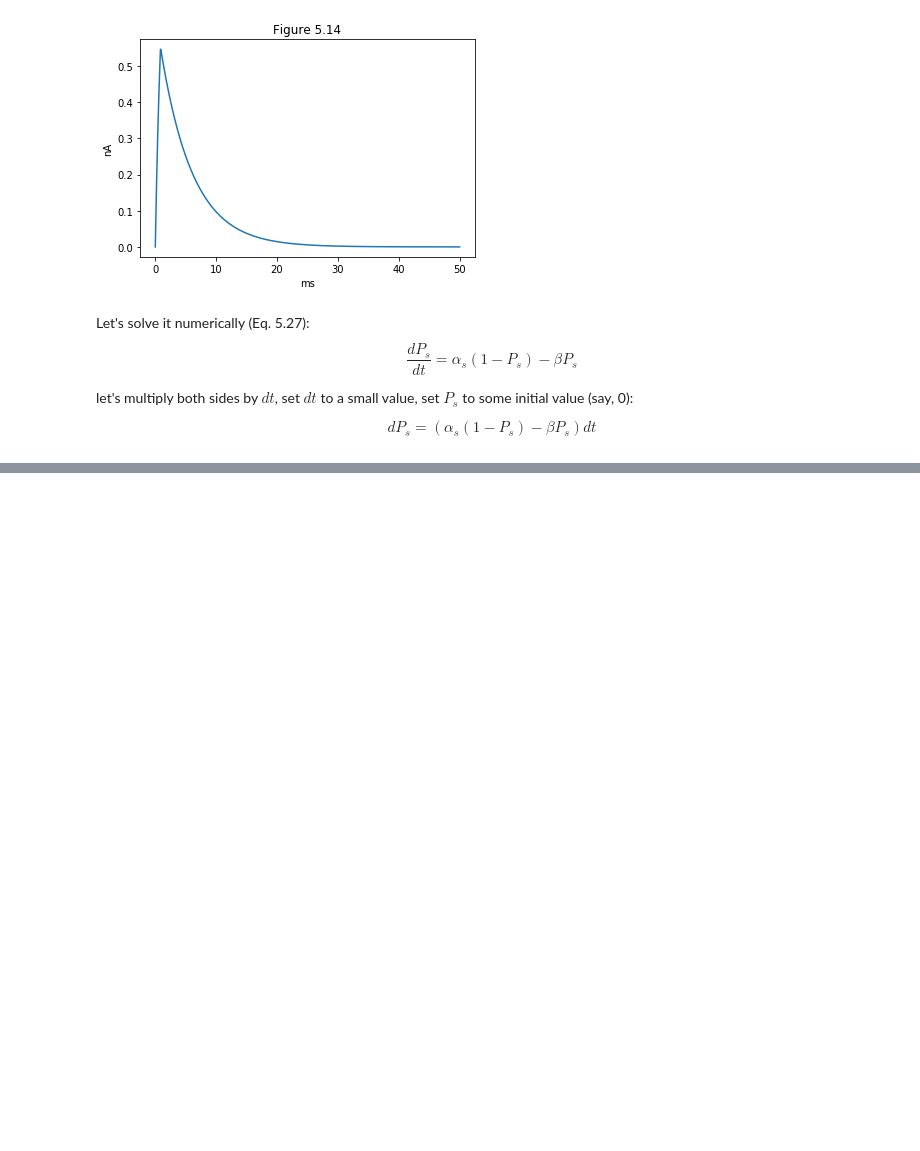
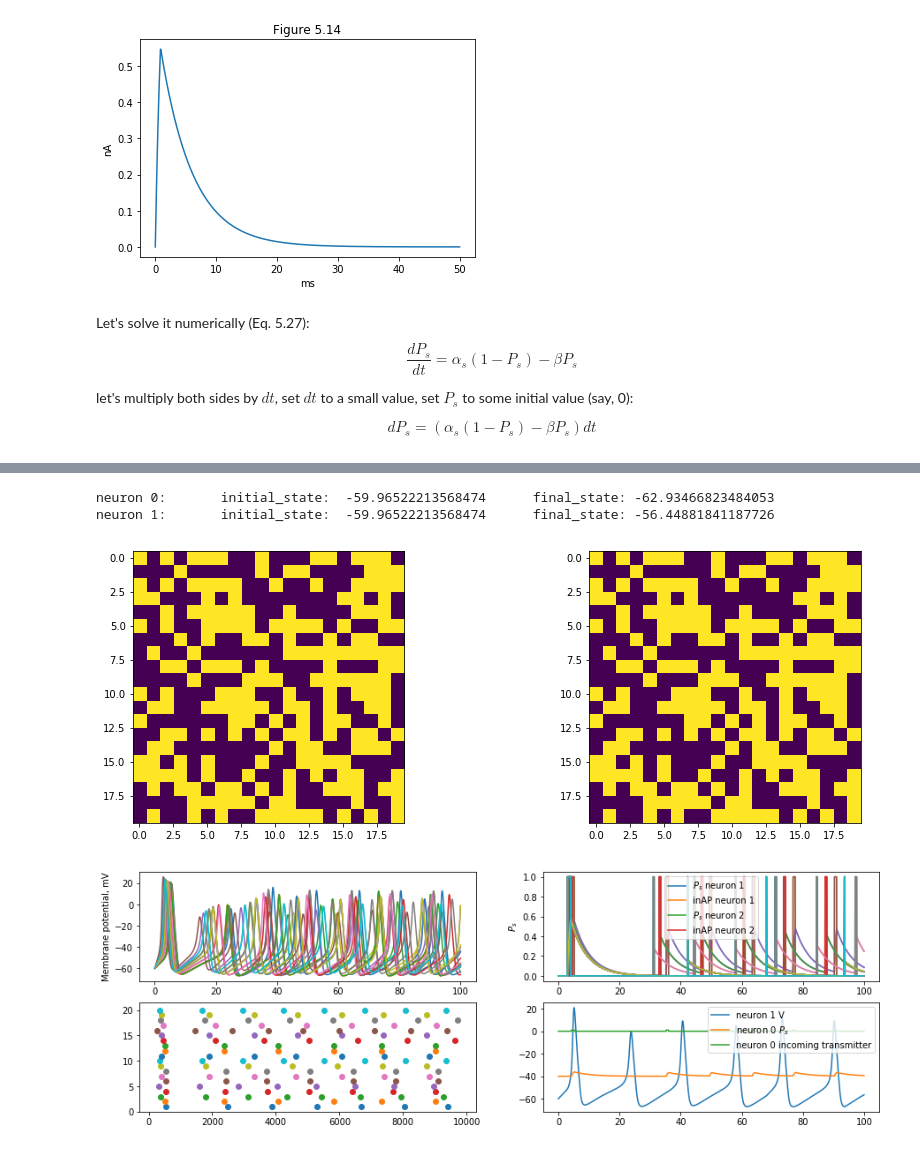
Before and after one commit to zardoz81/TUTORIALS, a Jupyter notebook: Dayan, Abbott - SIMS.ipynb, the cells around one changed output, grey strips where cells are left out. Drawn from its saved outputs; the diff is of its cells as text; code cells hidden in the pictures; blank space fills up the shorter version.

```diff
--- a/Dayan, Abbott - SIMS.ipynb
+++ b/Dayan, Abbott - SIMS.ipynb
@@ -218,9 +236,10 @@ class Neuron():
 # %%
 # create a list of neuron objects:
+N = 20
 neurons = []
-for i in range(2):
+for i in range(N):
     neurons.append(Neuron())
+    neurons[i].Ie = np.random.choice([0.2, 0.25, 0.3, 0.35, 0.4, 0.45, 0.5, 0.55, 0.6])
+    print(neurons[i].Ie)
 
 # Change some default initialization parameters:
-neurons[0].Ie = 0.14
-neurons[1].Ie = 0.5
@@ -227,3 +267,73 @@ neurons[1].Ie = 0.5
+# %%
+# Simulate the neurons for a specified time. You can re-run the simulation (re-run this cell)
+# in which case the simulation will resume from the final state in the previous run.
+
+T = 100 # length of simulation, ms
+dt = 0.01 # time step in milliseconds
+
+route = np.zeros((N,N), dtype='int')
+route1 =np.random.randint(2,size=(N,N))
+route = route1
+# route1 = np.zeros((N,N), dtype='int')
+# for i in range(N):
+#     route1[i, np.round(4-i).astype('int')] = 1
+#     route1[i, np.round(2-i).astype('int')] = 1
+#     route1[i, np.round(4-i).astype('int')] = 1
+
+plt.figure(figsize=(15,5))
+plt.subplot(121)
+plt.imshow(route)
+plt.subplot(122)
+plt.imshow(route1)
+
+t = np.arange(0, T, step=dt)
+VV = np.zeros((len(neurons), len(t)))
+SS = np.zeros((len(neurons), len(t)))
+inAP = np.zeros((len(neurons), len(t)))
+for tt in range(len(t)):
+#     if tt==dt*np.round(len(t)/dt/3):
+#         print(tt, "1asdfasdfasdfasdfasdf")
+#         route = route1
+    for n in range(len(neurons)):
+        CN = neurons[n]
+        VV[n,tt] = CN.step(dt)
+        SS[n,tt] = CN.P_s
+        inAP[n,tt] = CN.inAP
+    # execute signaling:
+    for source in range(len(neurons)):
+        targets = np.where(route[source,:]==1)[0].tolist()
+        for target in targets:
+            neurons[target].inAP = neurons[source].outAP
+
+
+plt.figure(figsize=(15,5))
+for i in range(len(neurons)):
+    plt.subplot(221)
+    plt.plot(t, VV[i,:])
+    plt.ylabel('Membrane potential, mV')
+
+    plt.subplot(222)
+    plt.plot(t, SS[i,:])
+    plt.plot(t, inAP[i,:])
+    plt.ylabel('$P_s$')
+    plt.legend(['$P_s$ neuron 1', 'inAP neuron 1', '$P_s$ neuron 2', 'inAP neuron 2'])
+print('neuron 0:', '\tinitial_state: ', VV[0,0], '\tfinal_state:', VV[0,-1])
+print('neuron 1:', '\tinitial_state: ', VV[1,0], '\tfinal_state:', VV[1,-1])
+
+plt.subplot(224)
+plt.plot(t, VV[1,:], t, SS[0,:]*7-40, t, inAP[0,:])
+plt.legend(['neuron 1 V','neuron 0 $P_s$', 'neuron 0 incoming transmitter'])
+
+from scipy.signal import find_peaks
+plt.subplot(223)
+for i in range(N):
+    peaks, _ = find_peaks(VV[i,:], distance=5)
+    plt.scatter(peaks, np.ones_like(peaks)*(i+1))
+# %% [output]
+neuron 0:       initial_state:  -59.96522213568474      final_state: -62.93466823484053
+neuron 1:       initial_state:  -59.96522213568474      final_state: -56.44881841187726
+[figure, added]
+[figure, added]
 # %%
 # Simulate the neurons for a specified time. You can re-run the simulation (re-run this cell)
 # in which case the simulation will resume from the final state in the previous run.
```
Also changed, not shown: parts of 6 cells of this notebook.
